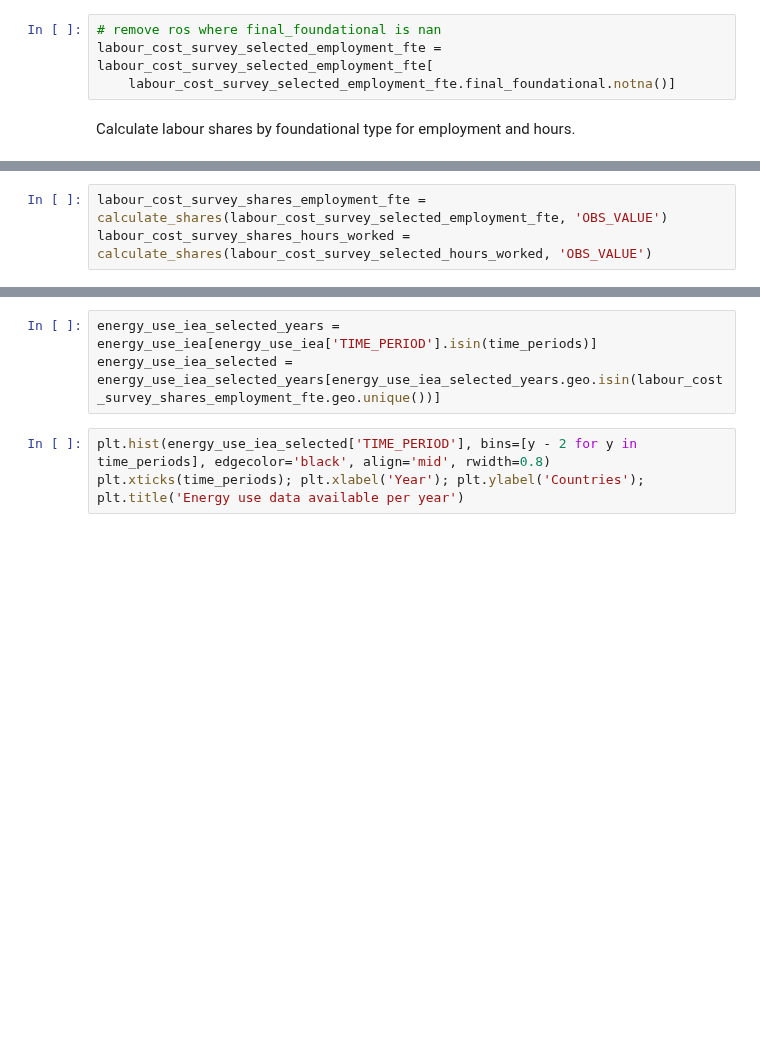
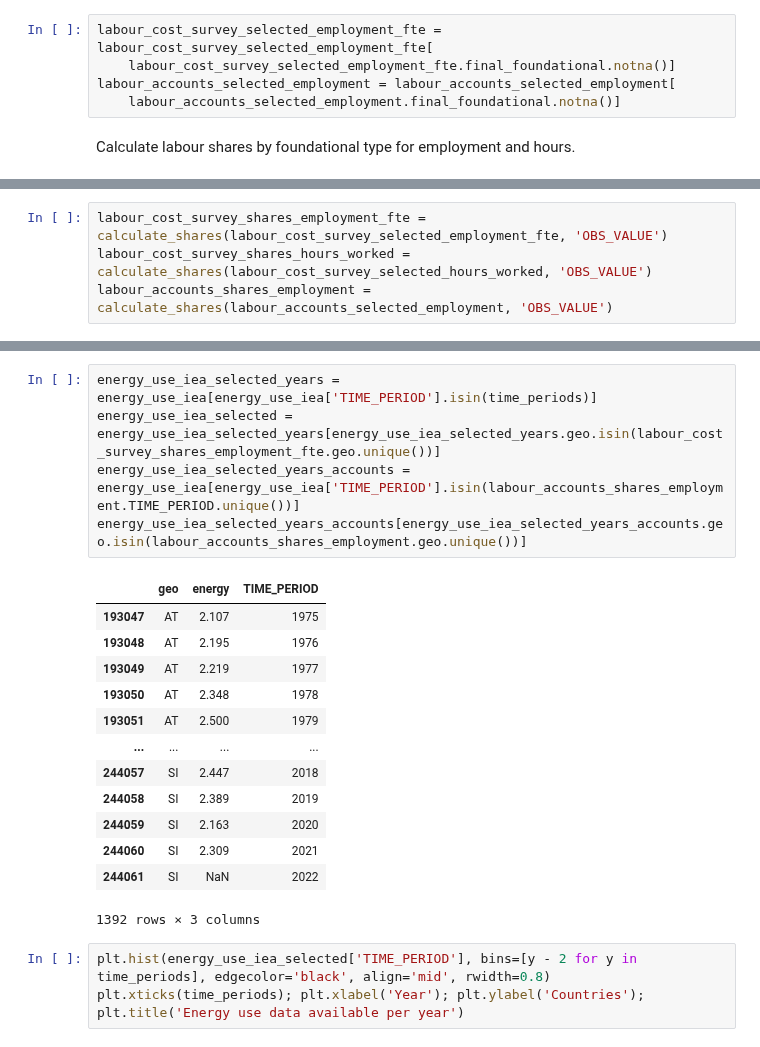
Before and after one commit to saviorand/provisioning-model, a Jupyter notebook: provisioning_model/notebooks/foundational/prepare_data.ipynb, the cells around one changed output, grey strips where cells are left out. Cells and saved outputs as stored; diff of their text form; blank space fills up the shorter version.

```diff
--- a/provisioning_model/notebooks/foundational/prepare_data.ipynb
+++ b/provisioning_model/notebooks/foundational/prepare_data.ipynb
@@ -136,7 +142,8 @@ labour_cost_survey_selected_employment_fte = labour_cost_survey_selected_employm
 # %%
-# remove ros where final_foundational is nan
 labour_cost_survey_selected_employment_fte = labour_cost_survey_selected_employment_fte[
     labour_cost_survey_selected_employment_fte.final_foundational.notna()]
+labour_accounts_selected_employment = labour_accounts_selected_employment[
+    labour_accounts_selected_employment.final_foundational.notna()]
 # %% [markdown]
 Calculate labour shares by foundational type for employment and hours.
 # %%
@@ -145,5 +152,6 @@ from provisioning_model.functions.create_panel_dataset import calculate_shares
 # %%
 labour_cost_survey_shares_employment_fte = calculate_shares(labour_cost_survey_selected_employment_fte, 'OBS_VALUE')
 labour_cost_survey_shares_hours_worked = calculate_shares(labour_cost_survey_selected_hours_worked, 'OBS_VALUE')
+labour_accounts_shares_employment = calculate_shares(labour_accounts_selected_employment, 'OBS_VALUE')
 # %%
 plt.hist(labour_cost_survey_shares_employment_fte['TIME_PERIOD'], bins=[y - 2 for y in time_periods] + [2022], edgecolor='black', align='mid', rwidth=0.8)
@@ -154,6 +162,22 @@ Text(0.5, 1.0, 'Labor shares available per year')
 # %%
 energy_use_iea_selected_years = energy_use_iea[energy_use_iea['TIME_PERIOD'].isin(time_periods)]
 energy_use_iea_selected = energy_use_iea_selected_years[energy_use_iea_selected_years.geo.isin(labour_cost_survey_shares_employment_fte.geo.unique())]
+energy_use_iea_selected_years_accounts = energy_use_iea[energy_use_iea['TIME_PERIOD'].isin(labour_accounts_shares_employment.TIME_PERIOD.unique())]
+energy_use_iea_selected_years_accounts[energy_use_iea_selected_years_accounts.geo.isin(labour_accounts_shares_employment.geo.unique())]
+# %% [output]
+|  | geo | energy | TIME_PERIOD |
+| 193047 | AT | 2.107 | 1975 |
+| 193048 | AT | 2.195 | 1976 |
+| 193049 | AT | 2.219 | 1977 |
+| 193050 | AT | 2.348 | 1978 |
+| 193051 | AT | 2.500 | 1979 |
+| ... | ... | ... | ... |
+| 244057 | SI | 2.447 | 2018 |
+| 244058 | SI | 2.389 | 2019 |
+| 244059 | SI | 2.163 | 2020 |
+| 244060 | SI | 2.309 | 2021 |
+| 244061 | SI | NaN | 2022 |
+1392 rows × 3 columns
 # %%
 plt.hist(energy_use_iea_selected['TIME_PERIOD'], bins=[y - 2 for y in time_periods], edgecolor='black', align='mid', rwidth=0.8)
 plt.xticks(time_periods); plt.xlabel('Year'); plt.ylabel('Countries'); plt.title('Energy use data available per year')
```
Also changed, not shown: parts of 9 cells of this notebook, 1 other file.
